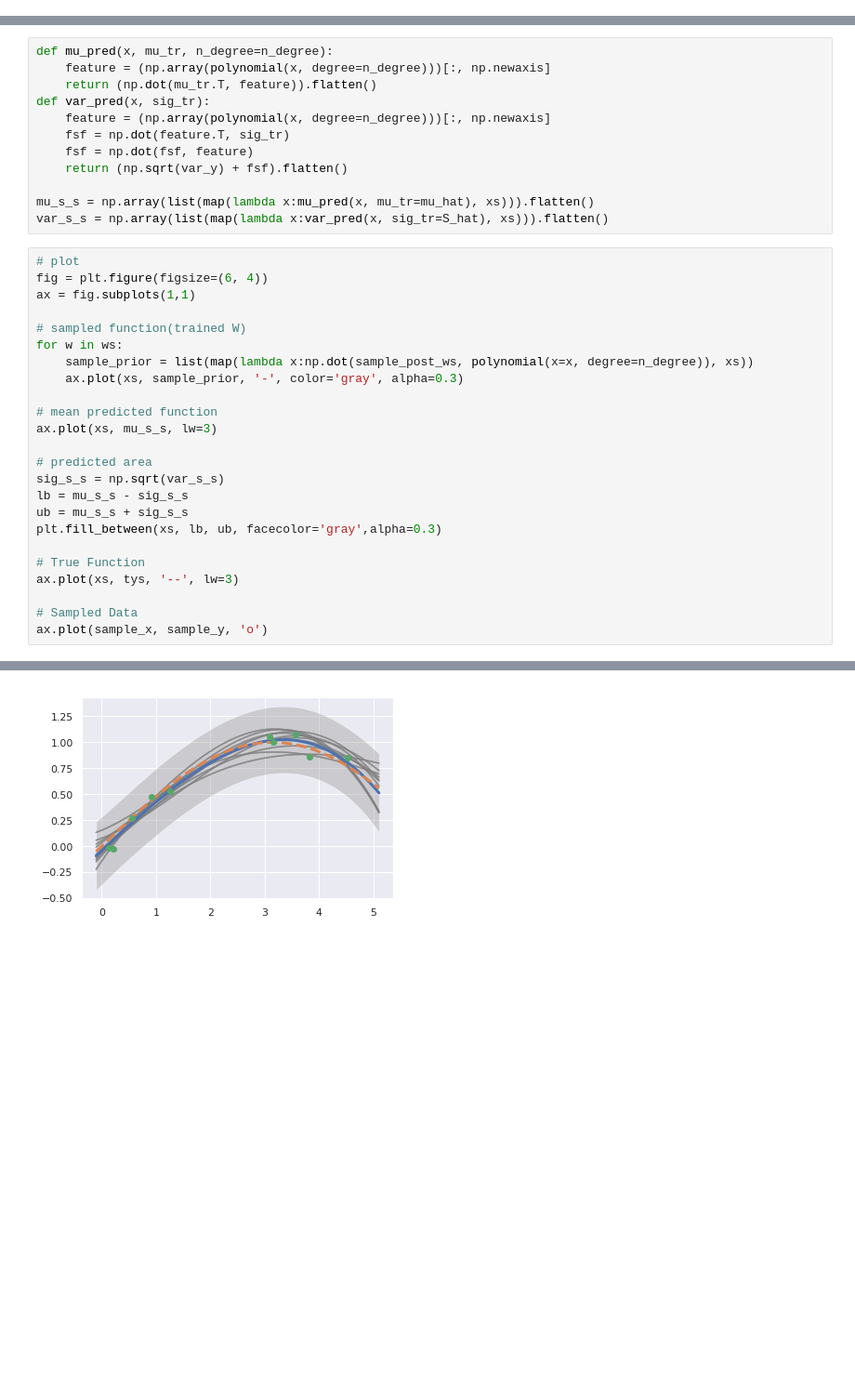
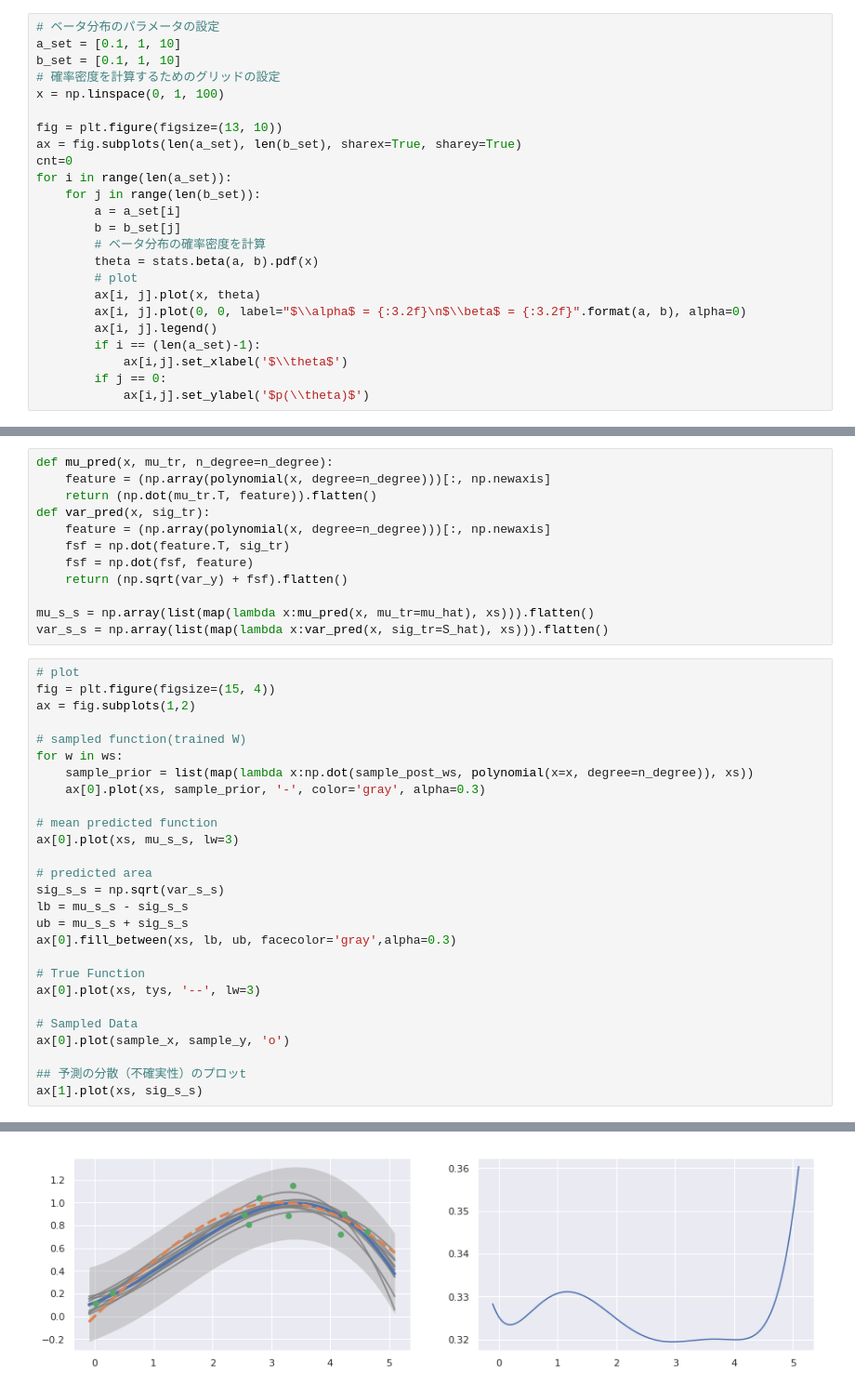
Before and after one commit to tok41/try_bayesian_nn, a Jupyter notebook: ch3_introduction_to_bayesian_inference.ipynb, the cells around one changed output, grey strips where cells are left out. Shown: that part at 93% size. Cells and saved outputs as stored; diff of their text form; blank space fills up the shorter version.

```diff
--- a/ch3_introduction_to_bayesian_inference.ipynb
+++ b/ch3_introduction_to_bayesian_inference.ipynb
@@ -46,0 +200,24 @@ ax.legend()
+# %%
+# ベータ分布のパラメータの設定
+a_set = [0.1, 1, 10]
+b_set = [0.1, 1, 10]
+# 確率密度を計算するためのグリッドの設定
+x = np.linspace(0, 1, 100)
+
+fig = plt.figure(figsize=(13, 10))
+ax = fig.subplots(len(a_set), len(b_set), sharex=True, sharey=True)
+cnt=0
+for i in range(len(a_set)):
+    for j in range(len(b_set)):
+        a = a_set[i]
+        b = b_set[j]
+        # ベータ分布の確率密度を計算
+        theta = stats.beta(a, b).pdf(x)
+        # plot
+        ax[i, j].plot(x, theta)
+        ax[i, j].plot(0, 0, label="$\\alpha$ = {:3.2f}\n$\\beta$ = {:3.2f}".format(a, b), alpha=0)
+        ax[i, j].legend()
+        if i == (len(a_set)-1):
+            ax[i,j].set_xlabel('$\\theta$')
+        if j == 0:
+            ax[i,j].set_ylabel('$p(\\theta)$')
@@ -200,28 +422,31 @@ mu_s_s = np.array(list(map(lambda x:mu_pred(x, mu_tr=mu_hat), xs))).flatten()
 var_s_s = np.array(list(map(lambda x:var_pred(x, sig_tr=S_hat), xs))).flatten()
 # %%
 # plot
-fig = plt.figure(figsize=(6, 4))
-ax = fig.subplots(1,1)
+fig = plt.figure(figsize=(15, 4))
+ax = fig.subplots(1,2)
 
 # sampled function(trained W)
 for w in ws:
     sample_prior = list(map(lambda x:np.dot(sample_post_ws, polynomial(x=x, degree=n_degree)), xs))
-    ax.plot(xs, sample_prior, '-', color='gray', alpha=0.3)
+    ax[0].plot(xs, sample_prior, '-', color='gray', alpha=0.3)
 
 # mean predicted function
-ax.plot(xs, mu_s_s, lw=3)
+ax[0].plot(xs, mu_s_s, lw=3)
 
 # predicted area
 sig_s_s = np.sqrt(var_s_s)
 lb = mu_s_s - sig_s_s
 ub = mu_s_s + sig_s_s
-plt.fill_between(xs, lb, ub, facecolor='gray',alpha=0.3)
+ax[0].fill_between(xs, lb, ub, facecolor='gray',alpha=0.3)
 
 # True Function
-ax.plot(xs, tys, '--', lw=3)
+ax[0].plot(xs, tys, '--', lw=3)
 
 # Sampled Data
-ax.plot(sample_x, sample_y, 'o')
+ax[0].plot(sample_x, sample_y, 'o')
+
+## 予測の分散（不確実性）のプロッt
+ax[1].plot(xs, sig_s_s)
 # %% [output]
 [<matplotlib.lines.Line2D at 0x...>]
-[figure, old version]
+[figure, new version]
```
Also changed, not shown: parts of 24 cells of this notebook.
